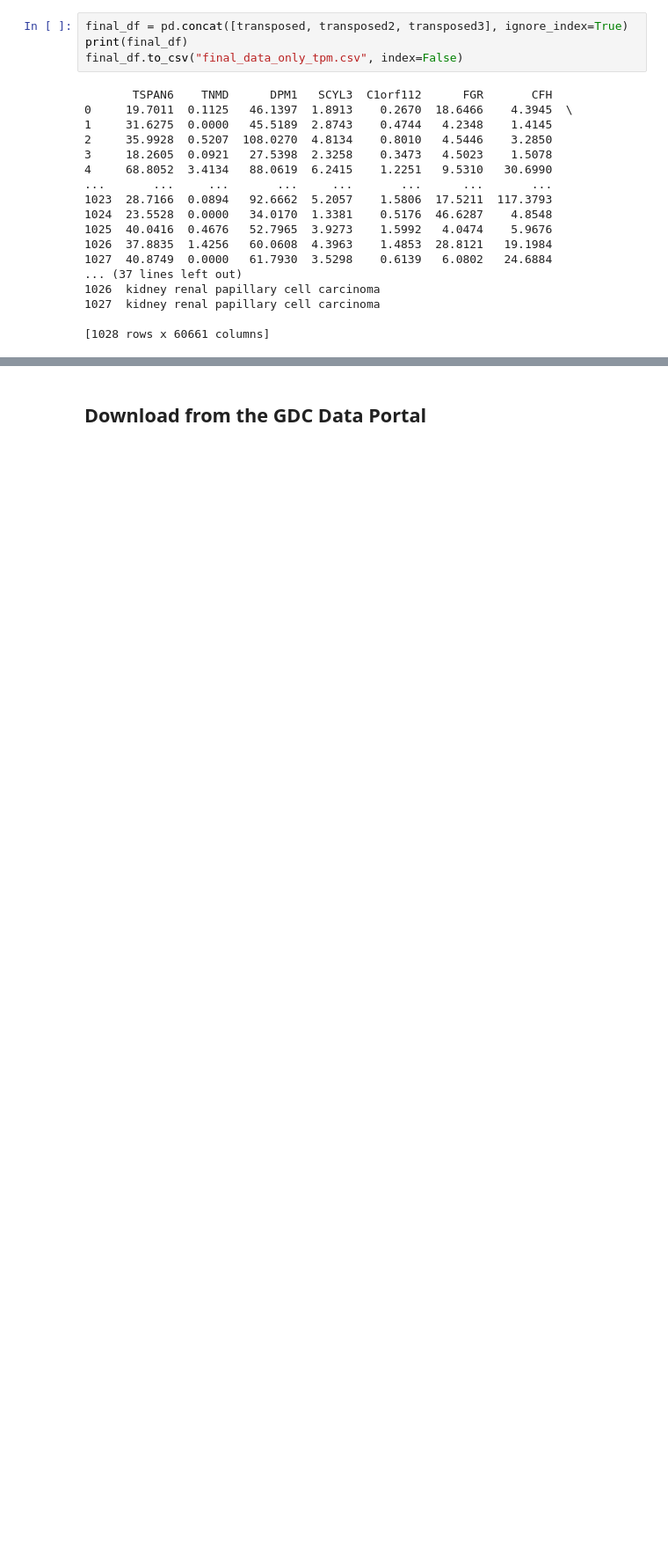
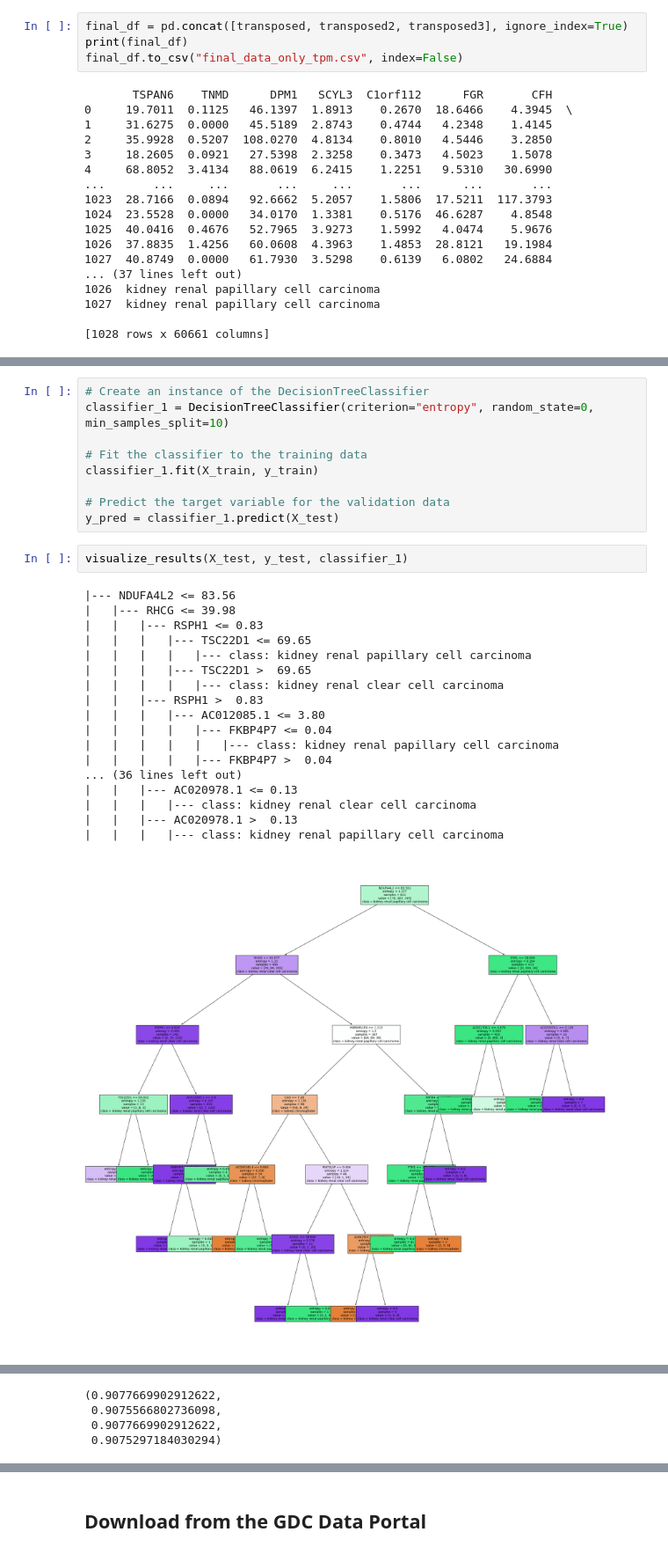
Before and after one commit to HaukeGS/AMLG-Project, a Jupyter notebook: project-cancer-classification.ipynb, the cells around one changed output, grey strips where cells are left out. Shown at 88% size. Cells and saved outputs as stored; diff of their text form; blank space fills up the shorter version.

```diff
--- a/project-cancer-classification.ipynb
+++ b/project-cancer-classification.ipynb
@@ -323,0 +405,30 @@ plt.show()
+# %%
+# Create an instance of the DecisionTreeClassifier
+classifier_1 = DecisionTreeClassifier(criterion="entropy", random_state=0, min_samples_split=10)
+
+# Fit the classifier to the training data
+classifier_1.fit(X_train, y_train)
+
+# Predict the target variable for the validation data
+y_pred = classifier_1.predict(X_test)
+# %%
+visualize_results(X_test, y_test, classifier_1)
+# %% [output]
+|--- NDUFA4L2 <= 83.56
+|   |--- RHCG <= 39.98
+|   |   |--- RSPH1 <= 0.83
+|   |   |   |--- TSC22D1 <= 69.65
+|   |   |   |   |--- class: kidney renal papillary cell carcinoma
+|   |   |   |--- TSC22D1 >  69.65
+|   |   |   |   |--- class: kidney renal clear cell carcinoma
+|   |   |--- RSPH1 >  0.83
+|   |   |   |--- AC012085.1 <= 3.80
+|   |   |   |   |--- FKBP4P7 <= 0.04
+|   |   |   |   |   |--- class: kidney renal papillary cell carcinoma
+|   |   |   |   |--- FKBP4P7 >  0.04
+... (36 lines left out)
+|   |   |--- AC020978.1 <= 0.13
+|   |   |   |--- class: kidney renal clear cell carcinoma
+|   |   |--- AC020978.1 >  0.13
+|   |   |   |--- class: kidney renal papillary cell carcinoma
+[figure, added]
@@ -323,0 +454,4 @@ plt.show()
+(0.9077669902912622,
+ 0.9075566802736098,
+ 0.9077669902912622,
+ 0.9075297184030294)
```
Also changed, not shown: parts of 22 cells of this notebook.
